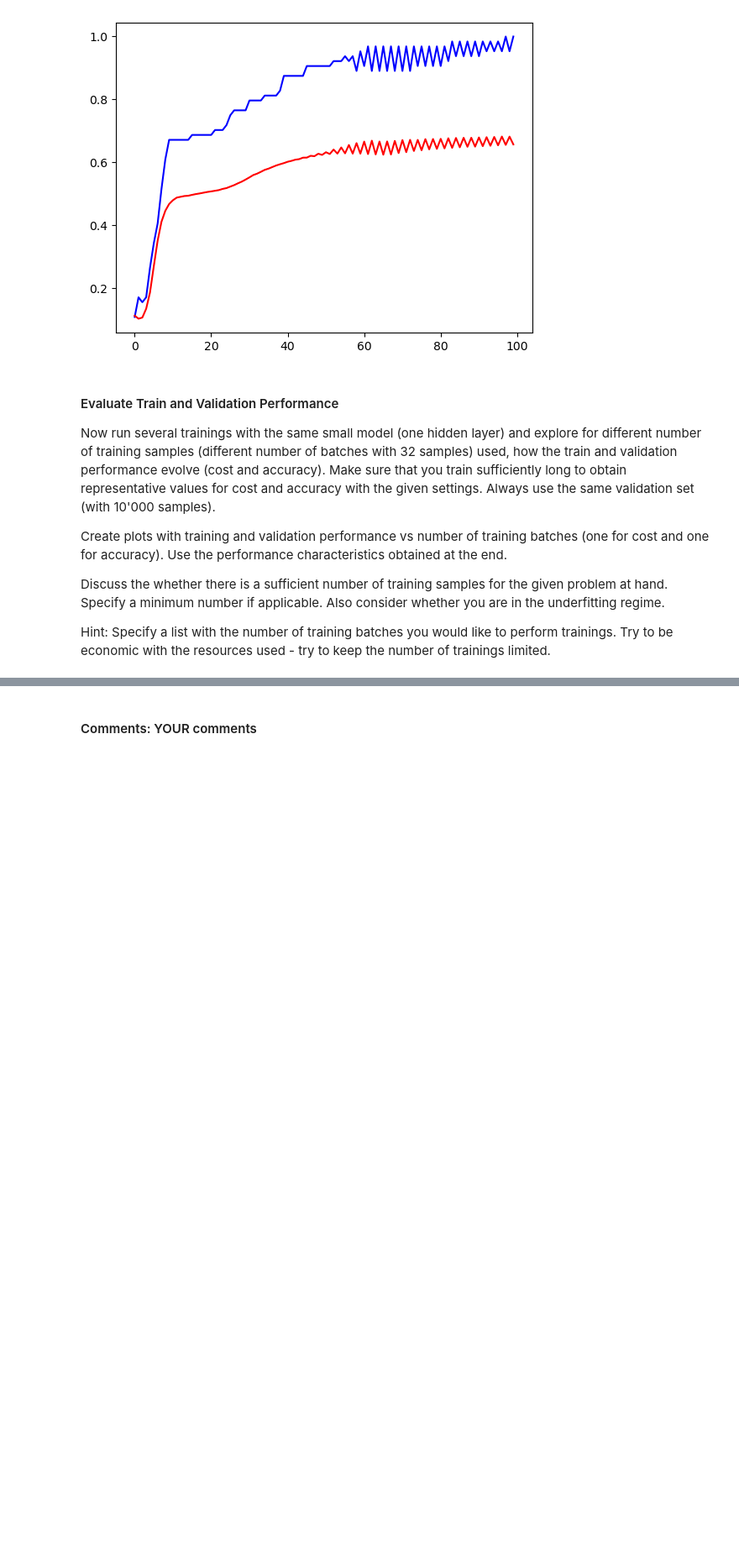
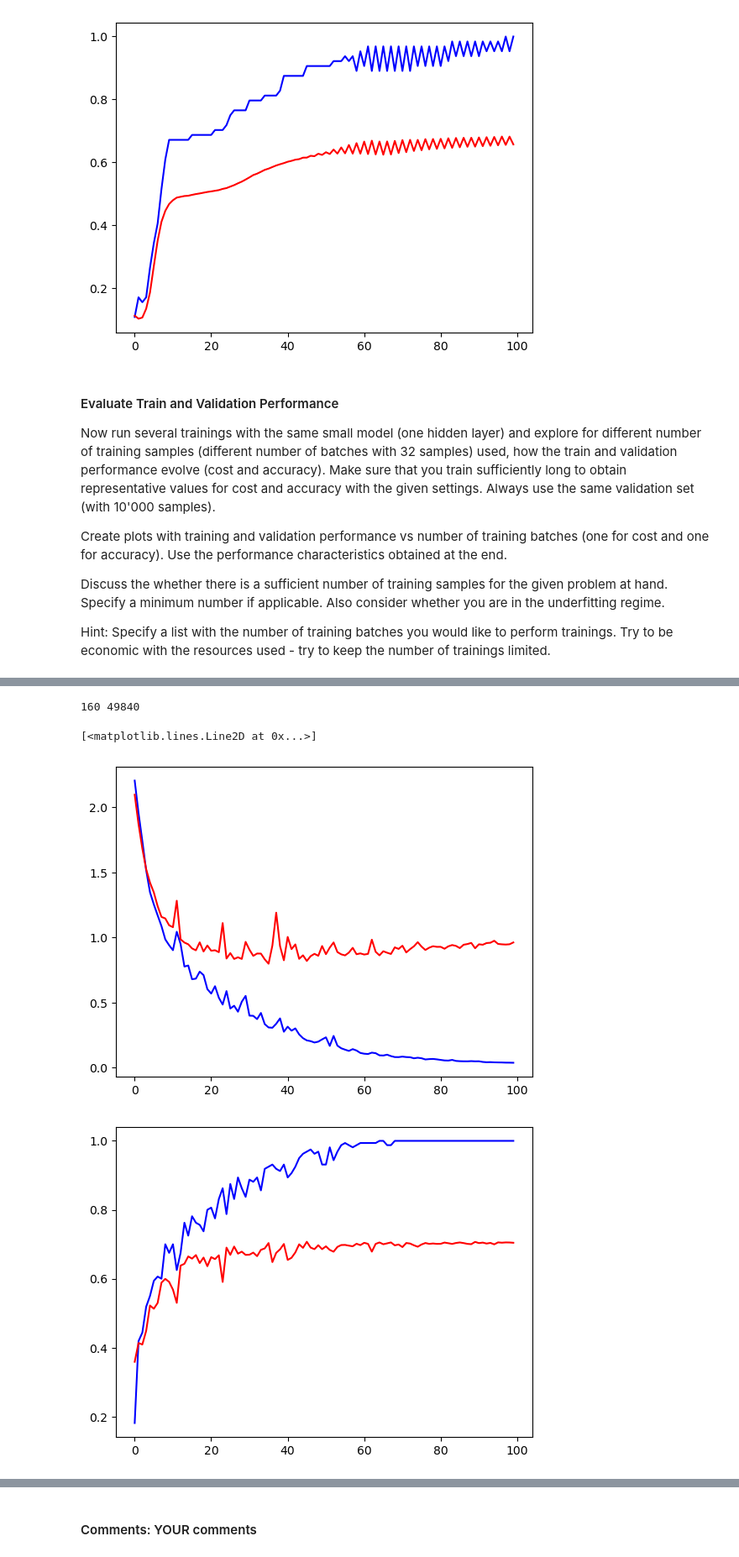
Before and after one commit to Shilpi261985/DeepLearning, a Jupyter notebook: mlps_for_fashion_MNIST_ShilpiGarg.ipynb, the cells around one changed output, grey strips where cells are left out. Shown at 84% size. Cells and saved outputs as stored; diff of their text form; code cells hidden in the pictures; blank space fills up the shorter version.

```diff
--- a/mlps_for_fashion_MNIST_ShilpiGarg.ipynb
+++ b/mlps_for_fashion_MNIST_ShilpiGarg.ipynb
@@ -235,0 +286,25 @@ Hint: Specify a list with the number of training batches you would like to perfo
+# %%
+nbatch = 32
+nbatches = 5
+nepochs = 100
+lr = 0.1
+
+trainsize = nbatches*nbatch
+trainset, rest = torch.utils.data.random_split(training_data, [trainsize, 50000-trainsize])
+print(len(trainset), len(rest))
+
+model = mlp([28*28, 200, 10])
+cost_train, cost_valid, acc_train, acc_valid = train_eval(model, lr, nepochs, nbatch, trainset, validation_data)
+
+plt.figure(1)
+plt.plot(range(nepochs), cost_train, "b-")
+plt.plot(range(nepochs), cost_valid, "r-")
+
+plt.figure(2)
+plt.plot(range(nepochs), acc_train, "b-")
+plt.plot(range(nepochs), acc_valid, "r-")
+# %% [output]
+160 49840
+[<matplotlib.lines.Line2D at 0x...>]
+[figure, added]
+[figure, added]
```
Also changed, not shown: parts of 4 cells of this notebook.
